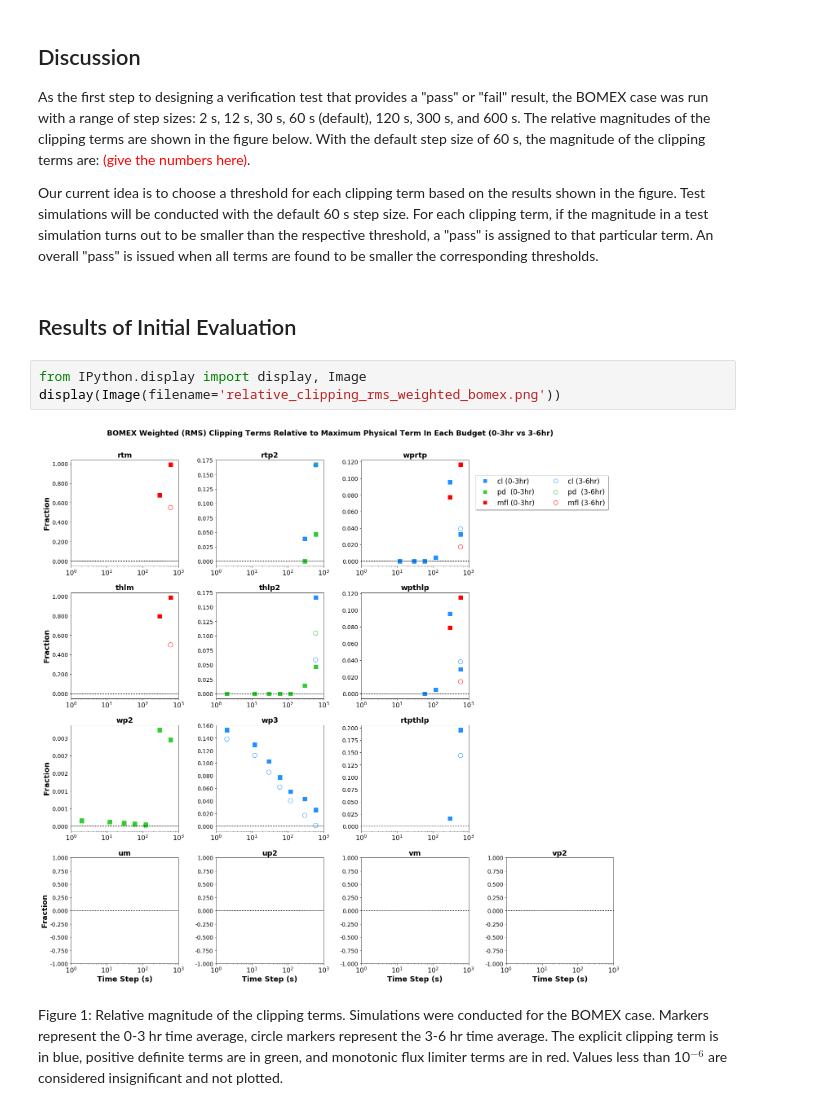
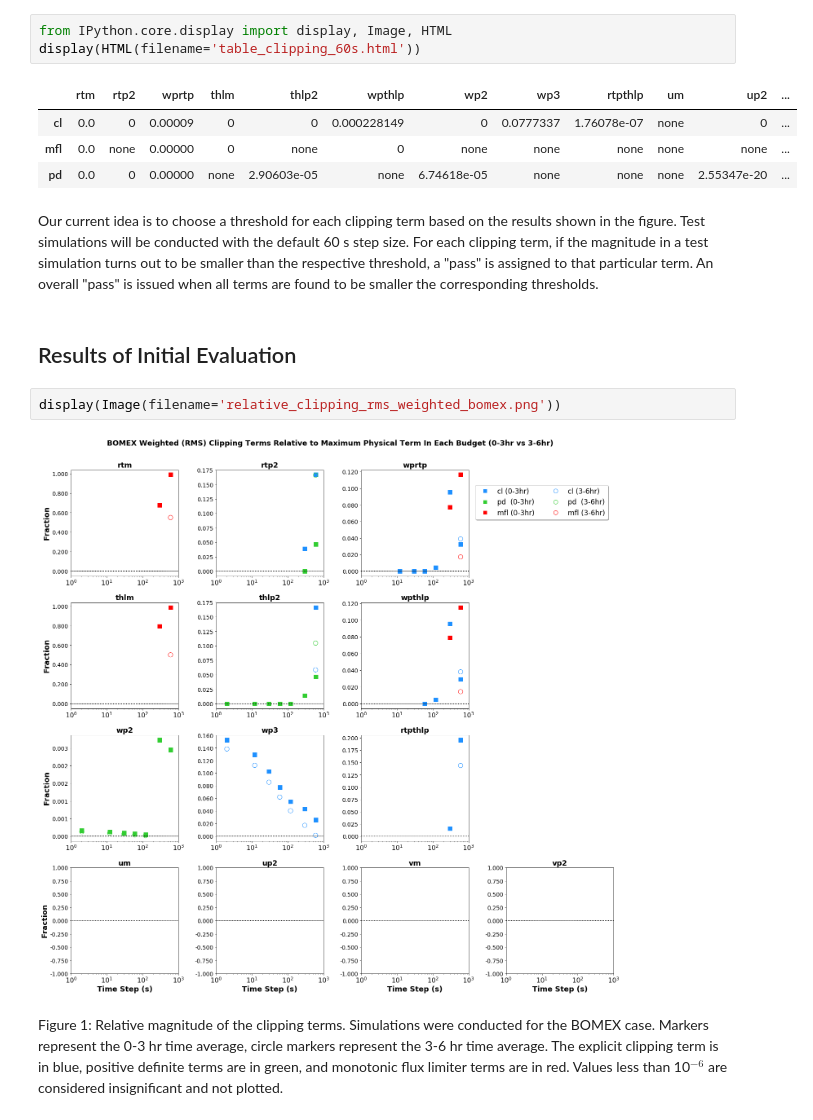
Before and after one commit to E3SM-Project/CMDV-testing, a Jupyter notebook: CLUBB_standalone_model/CLUBB_verification_test.ipynb, the cells around one changed output. Cells and saved outputs as stored; diff of their text form.

Commit message:
table of clipping values/notebook update

```diff
--- a/CLUBB_standalone_model/CLUBB_verification_test.ipynb
+++ b/CLUBB_standalone_model/CLUBB_verification_test.ipynb
@@ -54,15 +48,16 @@ A relative, unitless measure of the clipping terms was calculated that included
+# %%
+from IPython.core.display import display, Image, HTML
+display(HTML(filename='table_clipping_60s.html'))
+# %% [output]
+|  | rtm | rtp2 | wprtp | thlm | thlp2 | wpthlp | wp2 | wp3 | rtpthlp | um | up2 | ... |
+| cl | 0.0 | 0 | 0.00009 | 0 | 0 | 0.000228149 | 0 | 0.0777337 | 1.76078e-07 | none | 0 | ... |
+| mfl | 0.0 | none | 0.00000 | 0 | none | 0 | none | none | none | none | none | ... |
+| pd | 0.0 | 0 | 0.00000 | none | 2.90603e-05 | none | 6.74618e-05 | none | none | none | 2.55347e-20 | ... |
 # %% [markdown]
-## Discussion
-
-As the first step to designing a verification test that provides a "pass" or "fail" result, the BOMEX case was run with a range of step sizes: 2 s, 12 s, 30 s, 60 s (default), 120 s, 300 s, and 600 s. The relative magnitudes of the clipping terms are shown in the figure below.
-With the default step size of 60 s, the magnitude of the clipping terms are:
-<span style="color:red">(give the numbers here)</span>.
-
 Our current idea is to choose a threshold for each clipping term based on the results shown in the figure. Test simulations will be conducted with the default 60 s step size. For each clipping term, if the magnitude in a test simulation turns out to be smaller than the respective threshold, a "pass" is assigned to that particular term. An overall "pass" is issued when all terms are found to be smaller the corresponding thresholds.
 # %% [markdown]
 ## Results of Initial Evaluation
 # %%
-from IPython.display import display, Image
 display(Image(filename='relative_clipping_rms_weighted_bomex.png'))
 # %% [output]
 [figure]
```
Also changed, not shown: parts of 2 cells of this notebook, 1 other file.
